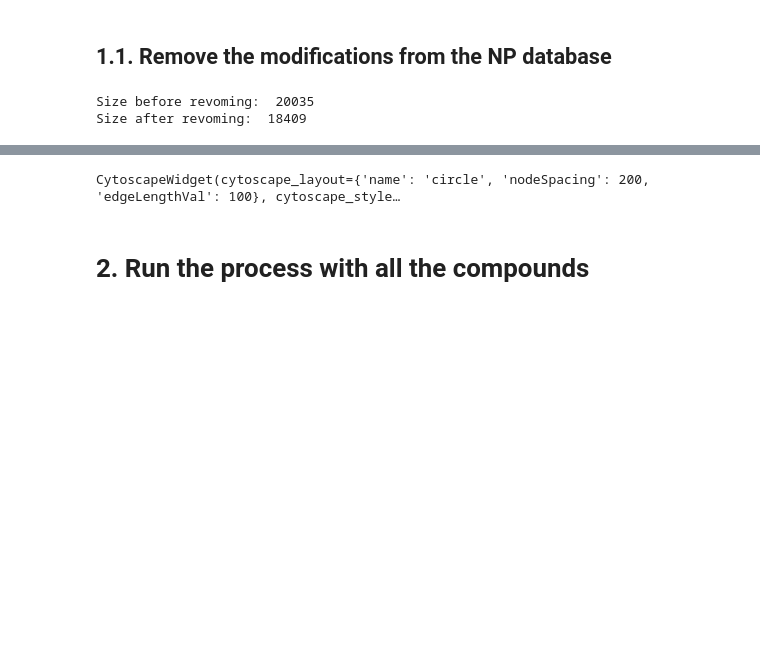
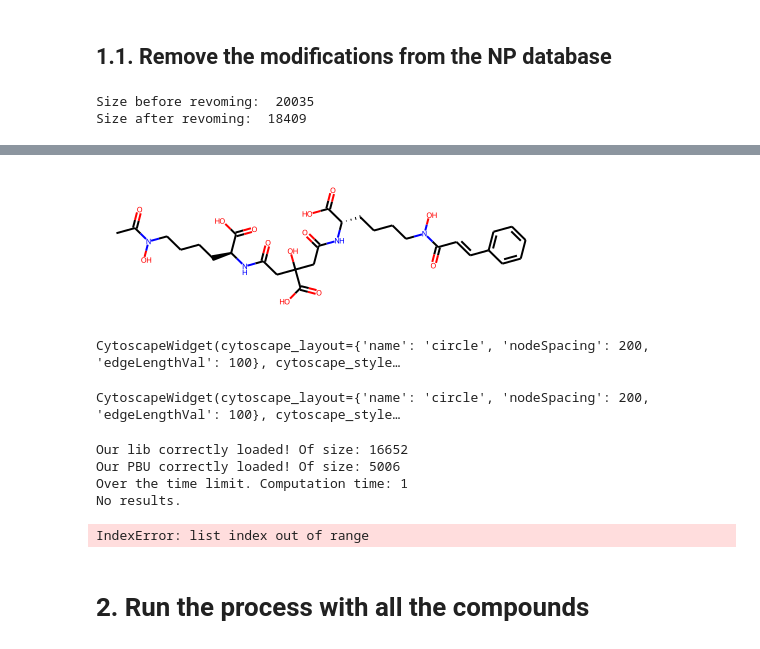
Before and after one commit to mattialpg/geass, a Jupyter notebook: 05 - Geass with Metabolic Disassembler READY.ipynb, the cells around one changed output, grey strips where cells are left out. Drawn from its saved outputs; the diff is of its cells as text; code cells hidden in the pictures; blank space fills up the shorter version.

```diff
--- a/05 - Geass with Metabolic Disassembler READY.ipynb
+++ b/05 - Geass with Metabolic Disassembler READY.ipynb
@@ -81,0 +101,5 @@ fragmentator.create_fragmentation_graph()
+# %%
+rxn = REACTIONS['olefin']
+rtnts = (mols[indexer_original_mols.index('SF_0189')], )
+products = rxn.RunReactants(rtnts)
+products
@@ -82,7 +115,45 @@ fragmentator.create_fragmentation_graph()
+# %%
+products[3][1]
+# %% [output]
+[figure, added]
 # %%
 fragmentator.plot_graph()
 # %% [output]
 CytoscapeWidget(cytoscape_layout={'name': 'circle', 'nodeSpacing': 200, 'edgeLengthVal': 100}, cytoscape_style…
+# %%
+fragmentator_old.plot_graph()
+# %% [output]
+CytoscapeWidget(cytoscape_layout={'name': 'circle', 'nodeSpacing': 200, 'edgeLengthVal': 100}, cytoscape_style…
+# %%
+import metadisassembler5 as medi5
+fragment_names = {}
+fragments = {}
+
+disassembler = medi5.MetaDisassembler5() # Init the disassembler
+disassembler.output_folder = "./metadisassembler_v3_results" # Choose the output folder
+disassembler.useChirality = False # Whether to use Chilarity. IT HAS NOT BEEN TESTED IN 'TRUE' MODE
+disassembler.pbu = PBU # Assign the pbu
+disassembler.bul = BUL # Assign the bul
+disassembler.precomputed_qsu = False # We are not computed the qsu yet.
+disassembler.n_img = 1
+disassembler.time_limit = 1
+name = str(0) + '_' + str(indexer_original_mols.index('SF_0406'))  # The name of the molecule
+molecule = mols[indexer_original_mols.index('SF_0406')] # The molecule from the current SMILES
+disassembler.input_molecule(molecule, name) # Define the input with the molecular structure and the name
+
+# Define the timeout for disassembling
+# signal.alarm(60)
+disassembler.disassemble() # disassemble
+# Cancel the timer if the function finished before timeout
+# signal.alarm(0)
+fragment_names[0] = [disassembler.query_specific_bul.names[disassembler.match_bu_idx[k]] for aux, k in enumerate(disassembler.result[0]["target"])]
+fragments[0] = [disassembler.query_specific_bul.cpds[disassembler.match_bu_idx[k]] for aux, k in enumerate(disassembler.result[0]["target"])]
+# %% [output]
+Our lib correctly loaded! Of size: 16652
+Our PBU correctly loaded! Of size: 5006
+Over the time limit. Computation time: 1
+No results.
+IndexError: list index out of range
 # %% [markdown]
 # 2. Run the process with all the compounds
 # %% [markdown]
```
Also changed, not shown: parts of 24 cells of this notebook, 7 other files.
